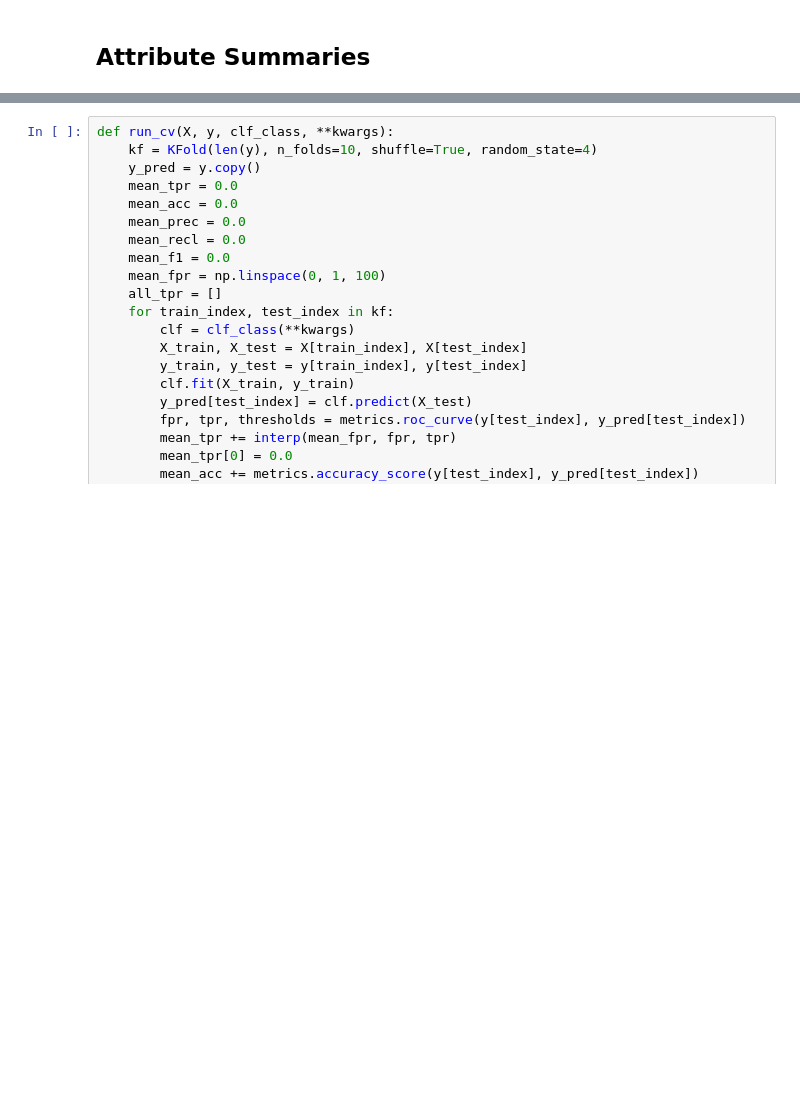
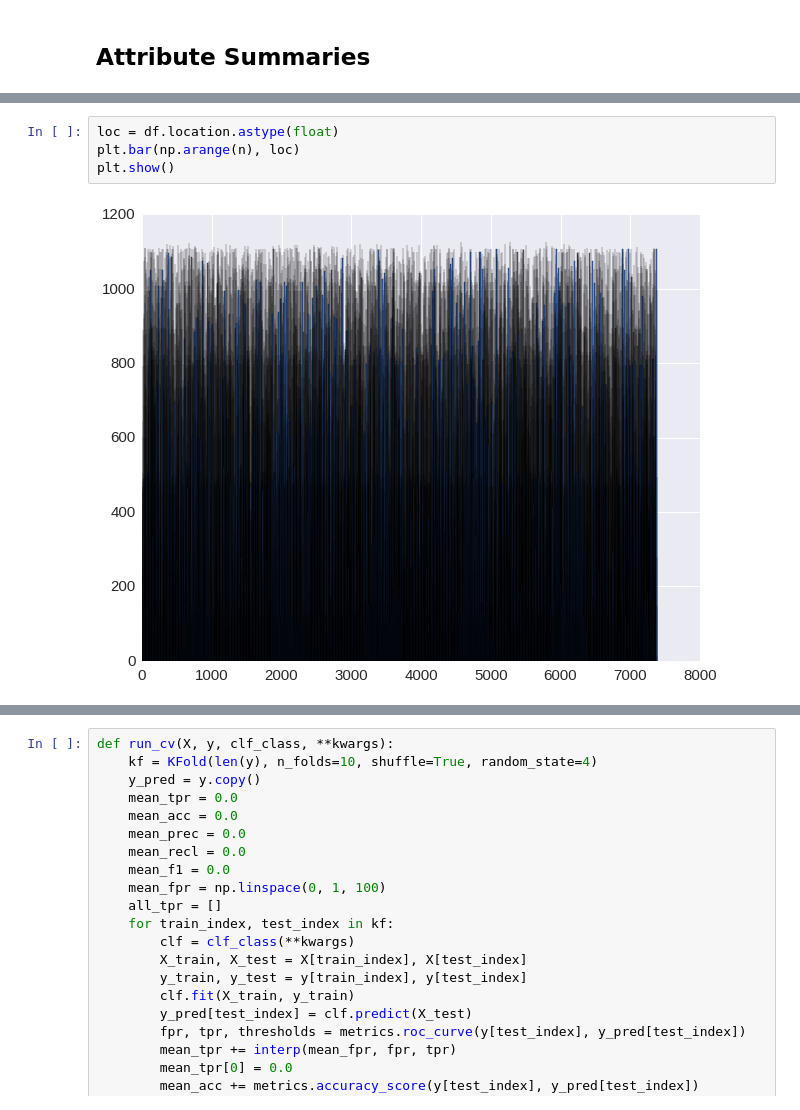
Before and after one commit to abiraja2004/ml_fun, a Jupyter notebook: telstra/notes.ipynb, the cells around one changed output, grey strips where cells are left out. Cells and saved outputs as stored; diff of their text form; blank space fills up the shorter version.

```diff
--- a/telstra/notes.ipynb
+++ b/telstra/notes.ipynb
@@ -339,0 +409,6 @@ Gut-check features: 17
+# %%
+loc = df.location.astype(float)
+plt.bar(np.arange(n), loc)
+plt.show()
+# %% [output]
+[figure, added]
```
Also changed, not shown: parts of 45 cells of this notebook, 4 other files.
